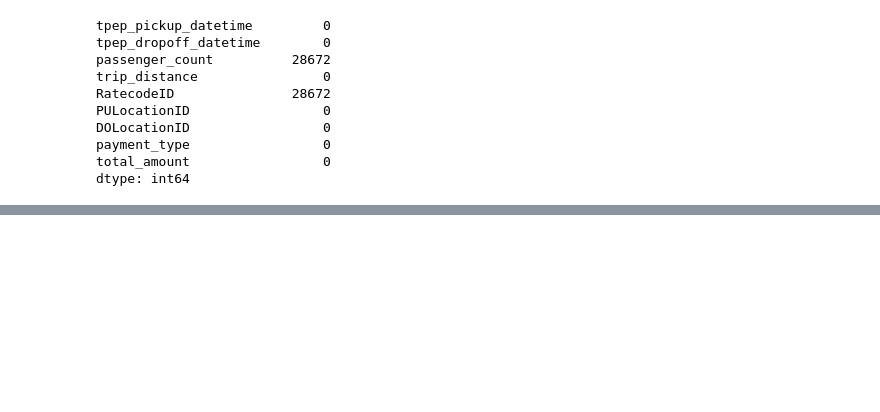
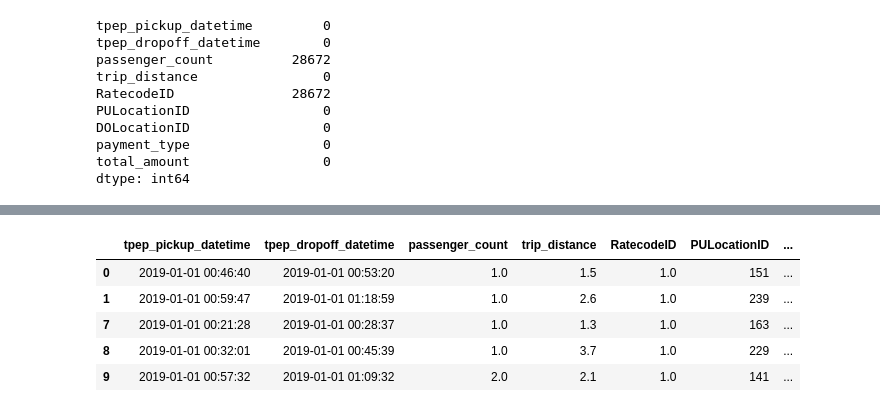
Before and after one commit to umerghafoor/TLC-Trip-Record-Data-Analysis, a Jupyter notebook: main.ipynb, the cells around one changed output, grey strips where cells are left out. Cells and saved outputs as stored; diff of their text form; code cells hidden in the pictures; blank space fills up the shorter version.

```diff
--- a/main.ipynb
+++ b/main.ipynb
@@ -205,0 +259,12 @@ array([[<Axes: title={'center': 'tpep_pickup_datetime'}>,
+# %%
+taxi_data_prepared = taxi_data_prepared[taxi_data_prepared['transection_Year']==2019]
+taxi_data_prepared = taxi_data_prepared[taxi_data_prepared['transection_Month']==1]
+# %%
+taxi_data_prepared.head()
+# %% [output]
+|  | tpep_pickup_datetime | tpep_dropoff_datetime | passenger_count | trip_distance | RatecodeID | PULocationID | ... |
+| 0 | 2019-01-01 00:46:40 | 2019-01-01 00:53:20 | 1.0 | 1.5 | 1.0 | 151 | ... |
+| 1 | 2019-01-01 00:59:47 | 2019-01-01 01:18:59 | 1.0 | 2.6 | 1.0 | 239 | ... |
+| 7 | 2019-01-01 00:21:28 | 2019-01-01 00:28:37 | 1.0 | 1.3 | 1.0 | 163 | ... |
+| 8 | 2019-01-01 00:32:01 | 2019-01-01 00:45:39 | 1.0 | 3.7 | 1.0 | 229 | ... |
+| 9 | 2019-01-01 00:57:32 | 2019-01-01 01:09:32 | 2.0 | 2.1 | 1.0 | 141 | ... |
```
Also changed, not shown: parts of 16 cells of this notebook.
